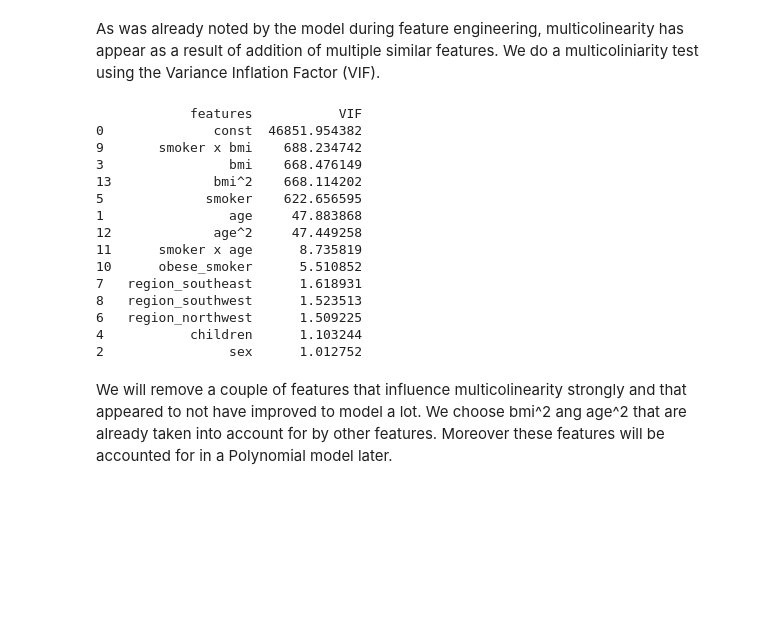
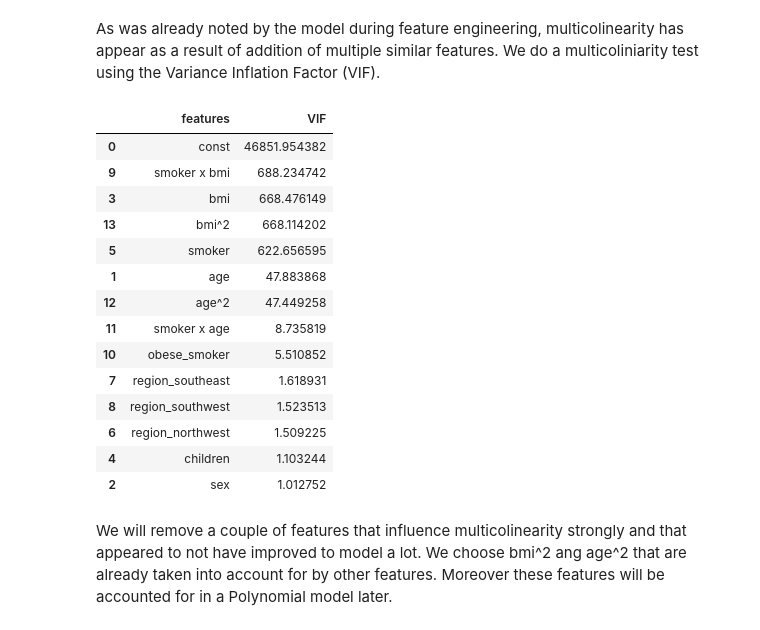
Before and after one commit to NikifBi/Medical_Costs_Regression_Analysis, a Jupyter notebook: Medical Costs.ipynb, the cells around one changed output. Drawn from its saved outputs; the diff is of its cells as text; code cells hidden in the pictures; blank space fills up the shorter version.

```diff
--- a/Medical Costs.ipynb
+++ b/Medical Costs.ipynb
@@ -905,26 +905,33 @@ plot_resid(model)
 # %% [markdown]
 As was already noted by the model during feature engineering, multicolinearity has appear as a result of addition of multiple similar features. We do a multicoliniarity test using the Variance Inflation Factor (VIF).
 # %%
+### Initialize empty dataframe
 vif = pd.DataFrame()
+
+### Fill features column with feature names
 vif['features'] = X_train.columns
+
+### Fill VIF column with VIF values for each feature
 vif['VIF'] = [variance_inflation_factor(X_train.values, i) for i in range(X_train.shape[1])]
-print(vif.sort_values('VIF', ascending=False))
+
+### Sort values according to VIF score in descending order
+vif.sort_values('VIF', ascending=False)
 # %% [output]
-            features           VIF
-0              const  46851.954382
-9       smoker x bmi    688.234742
-3                bmi    668.476149
-13             bmi^2    668.114202
-5             smoker    622.656595
-1                age     47.883868
-12             age^2     47.449258
-11      smoker x age      8.735819
-10      obese_smoker      5.510852
-7   region_southeast      1.618931
-8   region_southwest      1.523513
-6   region_northwest      1.509225
-4           children      1.103244
-2                sex      1.012752
+|  | features | VIF |
+| 0 | const | 46851.954382 |
+| 9 | smoker x bmi | 688.234742 |
+| 3 | bmi | 668.476149 |
+| 13 | bmi^2 | 668.114202 |
+| 5 | smoker | 622.656595 |
+| 1 | age | 47.883868 |
+| 12 | age^2 | 47.449258 |
+| 11 | smoker x age | 8.735819 |
+| 10 | obese_smoker | 5.510852 |
+| 7 | region_southeast | 1.618931 |
+| 8 | region_southwest | 1.523513 |
+| 6 | region_northwest | 1.509225 |
+| 4 | children | 1.103244 |
+| 2 | sex | 1.012752 |
 # %% [markdown]
 We will remove a couple of features that influence multicolinearity strongly and that appeared to not have improved to model a lot.
 We choose bmi^2 ang age^2 that are already taken into account for by other features. Moreover these features will be accounted for in a Polynomial model later.
```
Also changed, not shown: parts of 19 cells of this notebook.
